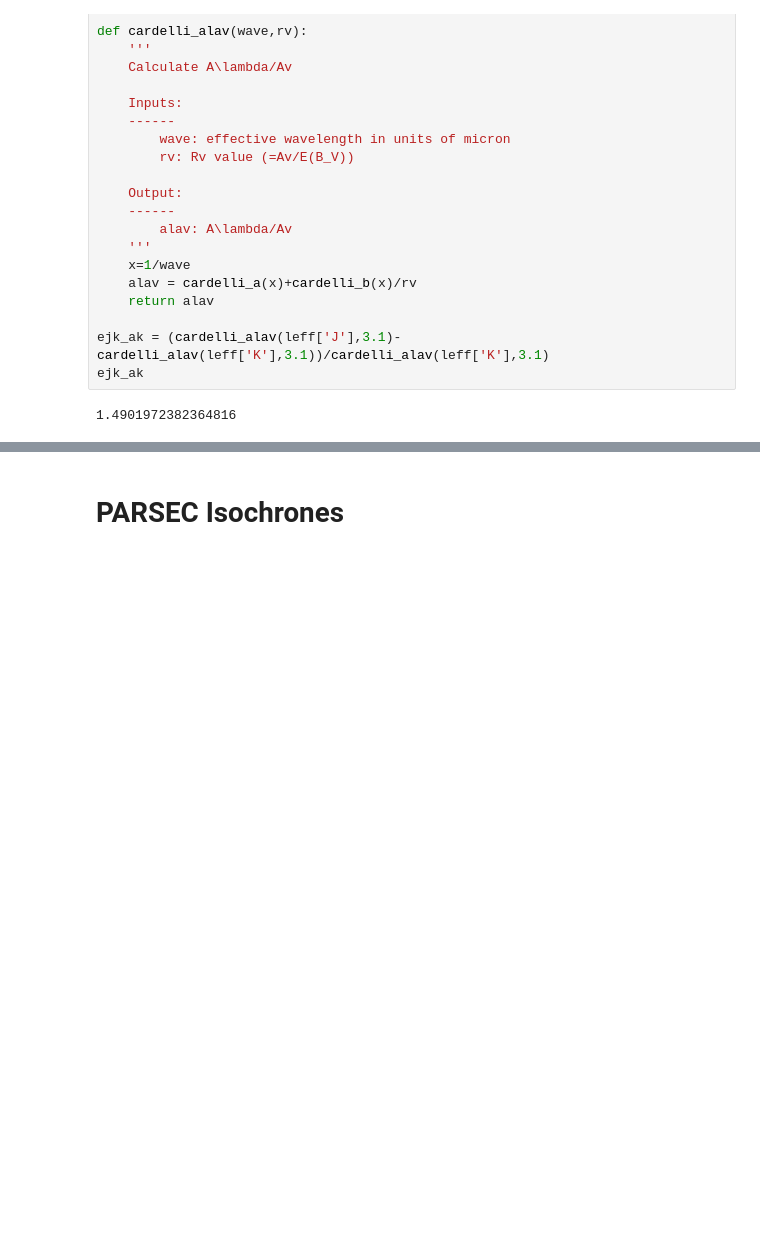
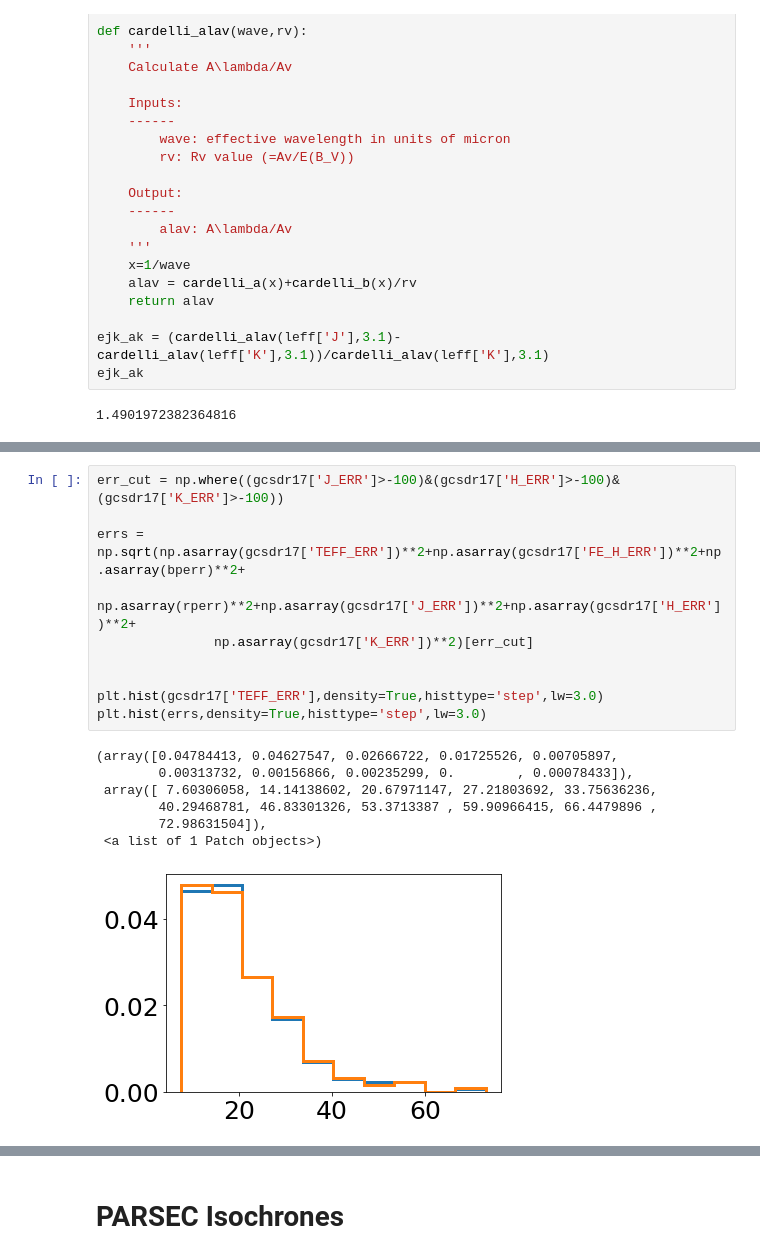
Before and after one commit to JoshuaPovick/Age_Fitting, a Jupyter notebook: notebooks/RelativeExtinctions.ipynb, the cells around one changed output, grey strips where cells are left out. Cells and saved outputs as stored; diff of their text form; blank space fills up the shorter version.

```diff
--- a/notebooks/RelativeExtinctions.ipynb
+++ b/notebooks/RelativeExtinctions.ipynb
@@ -124,0 +221,18 @@ ejk_ak
+# %%
+err_cut = np.where((gcsdr17['J_ERR']>-100)&(gcsdr17['H_ERR']>-100)&(gcsdr17['K_ERR']>-100))
+
+errs = np.sqrt(np.asarray(gcsdr17['TEFF_ERR'])**2+np.asarray(gcsdr17['FE_H_ERR'])**2+np.asarray(bperr)**2+
+               np.asarray(rperr)**2+np.asarray(gcsdr17['J_ERR'])**2+np.asarray(gcsdr17['H_ERR'])**2+
+               np.asarray(gcsdr17['K_ERR'])**2)[err_cut]
+
+
+plt.hist(gcsdr17['TEFF_ERR'],density=True,histtype='step',lw=3.0)
+plt.hist(errs,density=True,histtype='step',lw=3.0)
+# %% [output]
+(array([0.04784413, 0.04627547, 0.02666722, 0.01725526, 0.00705897,
+        0.00313732, 0.00156866, 0.00235299, 0.        , 0.00078433]),
+ array([ 7.60306058, 14.14138602, 20.67971147, 27.21803692, 33.75636236,
+        40.29468781, 46.83301326, 53.3713387 , 59.90966415, 66.4479896 ,
+        72.98631504]),
+ <a list of 1 Patch objects>)
+[figure, added]
```
Also changed, not shown: parts of 27 cells of this notebook, 10 other files.
